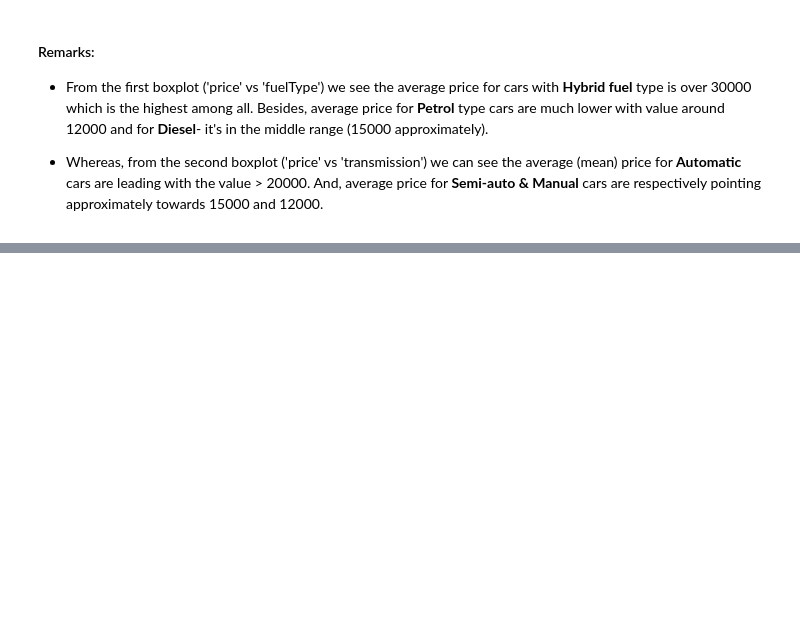
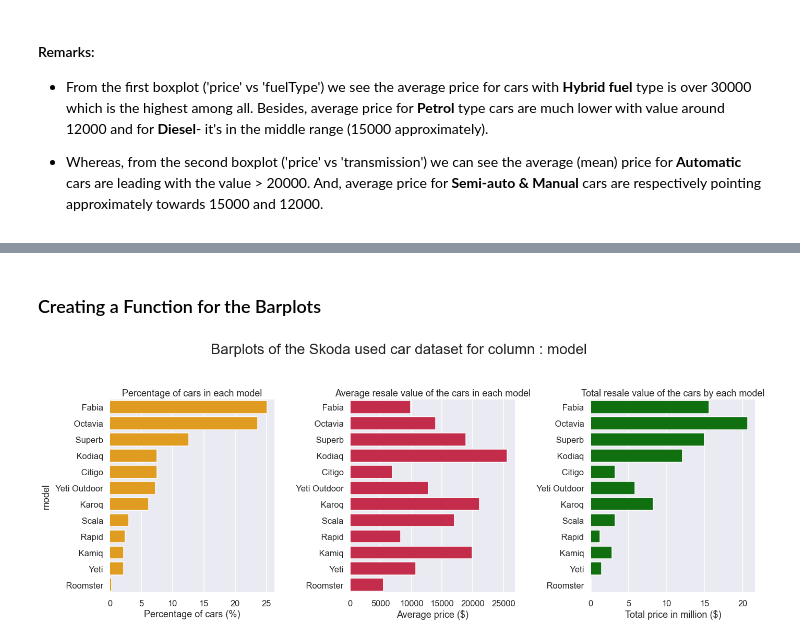
Before and after one commit to roypriyanka7/Skoda_Used_Car_Analysis, a Jupyter notebook: skoda_used_car_EDA.ipynb, the cells around one changed output, grey strips where cells are left out. Saved outputs shown, nothing was run; the diff lists cells and outputs as text; code cells hidden in the pictures; blank space fills up the shorter version.

```diff
--- a/skoda_used_car_EDA.ipynb
+++ b/skoda_used_car_EDA.ipynb
@@ -365,0 +445,42 @@ plt.show()
+# %% [markdown]
+<h3>Creating a Function for the Barplots</h3>
+# %%
+def bar(column_name):
+
+    # Setting style and figure size
+    sns.set_context("talk")
+    sns.set_style('darkgrid')
+    plt.figure(figsize=(20,8))
+
+    # For 1st row, 1st column where total no. of rows= 1 and total no. of columns = 3
+    plt.subplot(1, 3, 1)
+    sns.barplot(x='percent_of_cars', y=agg(column_name).index, data=agg(column_name), orient='h', color='orange')
+    plt.title("Percentage of cars in each " + str(column_name))
+    plt.xlabel("Percentage of cars (%)")
+    plt.ylabel(column_name)
+
+
+    # For 1st row, 2nd column where total no. of rows= 1 and total no. of columns = 3
+    plt.subplot(1, 3, 2)
+    sns.barplot(x='mean', y=agg(column_name).index, data=agg(column_name), orient='h', color='crimson')
+    plt.title("Average resale value of the cars in each " + str(column_name))
+    plt.xlabel("Average price ($)")
+    plt.ylabel("")
+
+    # For 1st row, 3rd column where total no. of rows= 1 and total no. of columns = 3
+    plt.subplot(1, 3, 3)
+    sns.barplot(x='sum', y=agg(column_name).index, data=agg(column_name), orient='h', color='green')
+    plt.title("Total resale value of the cars by each " + str(column_name))
+    plt.xlabel("Total price in million ($)")
+    plt.ylabel("")
+
+
+    # Displaying the barplots with a centered customed title
+    title_name= "Barplots of the Skoda used car dataset for column : " + column_name
+    plt.suptitle(title_name, fontsize= '28', ha= 'center')
+    plt.tight_layout(pad=2)
+    plt.show()
+# %%
+bar('model')
+# %% [output]
+[figure, added]
```
Also changed, not shown: parts of 19 cells of this notebook.
